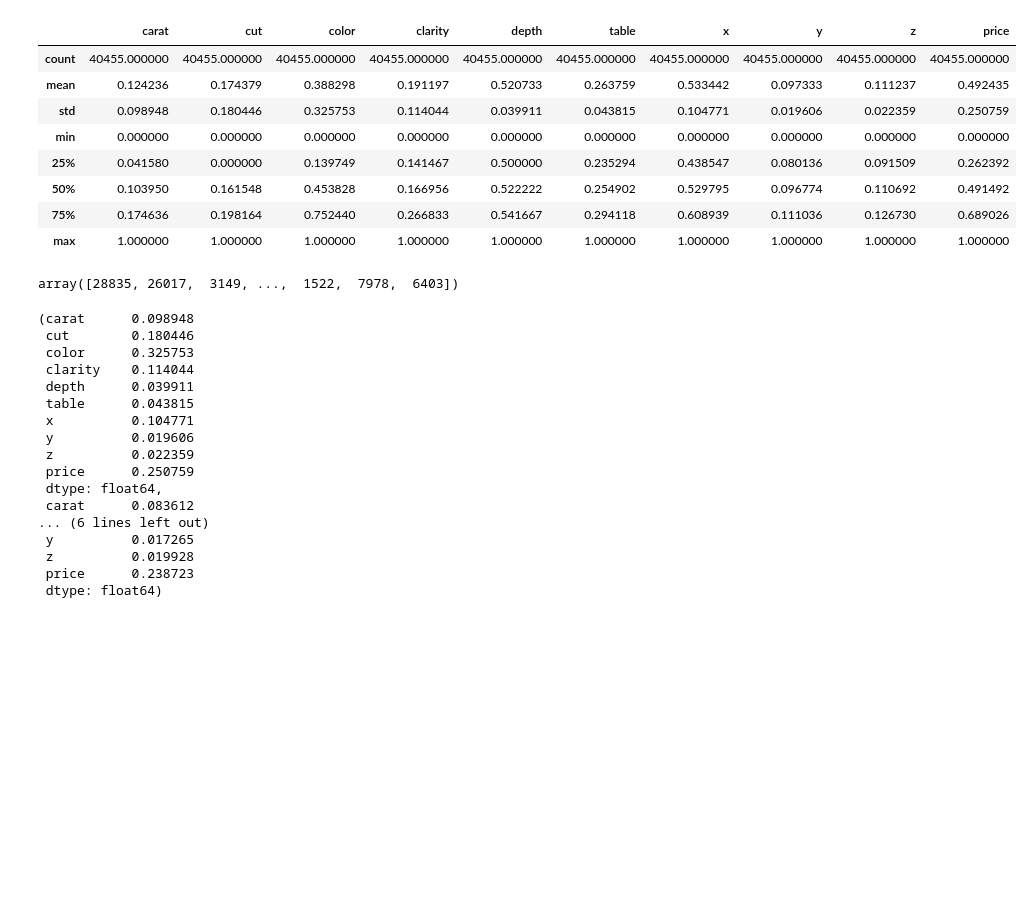
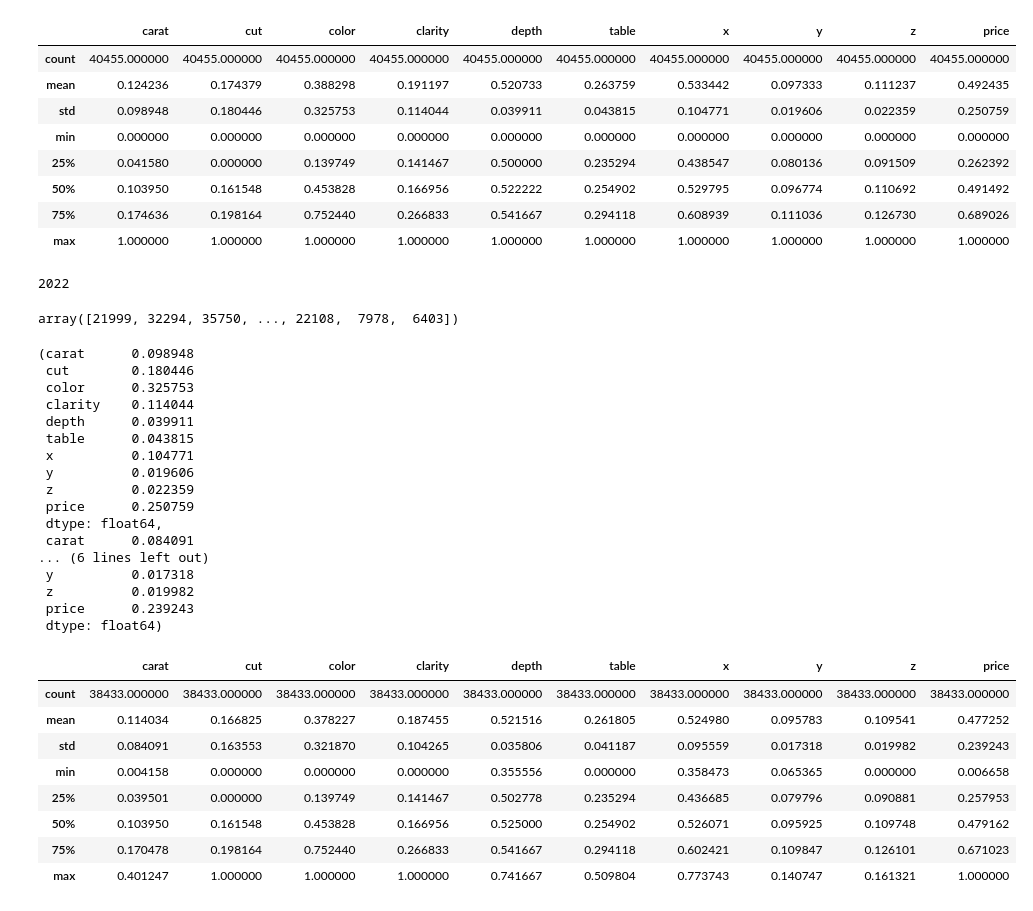
Before and after one commit to Lsdbot/Diamond, a Jupyter notebook: Data_preprocessing.ipynb, the cells around one changed output. Saved outputs shown, nothing was run; the diff lists cells and outputs as text; code cells hidden in the pictures; blank space fills up the shorter version.

```diff
--- a/Data_preprocessing.ipynb
+++ b/Data_preprocessing.ipynb
@@ -118,12 +118,16 @@ db_temp = db2[["carat", "depth", "table", "x", "y", "z", "price"]].values
 column_eif = iso.iForest(db_temp, ntrees = 500, sample_size = 256, ExtensionLevel = 1)
 # %%
 S1 = column_eif.compute_paths(X_in = db_temp)
+# %%
+int(len(S1) * 0.05)
+# %% [output]
+2022
 # %%
-np.argsort(S1)[-2000:]
+np.argsort(S1)[-int(len(S1) * 0.05):]
 # %% [output]
-array([28835, 26017,  3149, ...,  1522,  7978,  6403])
+array([21999, 32294, 35750, ..., 22108,  7978,  6403])
 # %%
-mod_data = db2.loc[np.argsort(S1)[:-2000]]
+mod_data = db2.loc[np.argsort(S1)[:-int(len(S1) * 0.05)]]
 # %%
 db2.std(), mod_data.std()
 # %% [output]
@@ -138,9 +142,21 @@ db2.std(), mod_data.std()
  z          0.022359
  price      0.250759
  dtype: float64,
- carat      0.083612
+ carat      0.084091
 ... (6 lines left out)
- y          0.017265
- z          0.019928
- price      0.238723
+ y          0.017318
+ z          0.019982
+ price      0.239243
  dtype: float64)
+# %%
+mod_data.describe()
+# %% [output]
+|  | carat | cut | color | clarity | depth | table | x | y | z | price |
+| count | 38433.000000 | 38433.000000 | 38433.000000 | 38433.000000 | 38433.000000 | 38433.000000 | 38433.000000 | 38433.000000 | 38433.000000 | 38433.000000 |
+| mean | 0.114034 | 0.166825 | 0.378227 | 0.187455 | 0.521516 | 0.261805 | 0.524980 | 0.095783 | 0.109541 | 0.477252 |
+| std | 0.084091 | 0.163553 | 0.321870 | 0.104265 | 0.035806 | 0.041187 | 0.095559 | 0.017318 | 0.019982 | 0.239243 |
+| min | 0.004158 | 0.000000 | 0.000000 | 0.000000 | 0.355556 | 0.000000 | 0.358473 | 0.065365 | 0.000000 | 0.006658 |
+| 25% | 0.039501 | 0.000000 | 0.139749 | 0.141467 | 0.502778 | 0.235294 | 0.436685 | 0.079796 | 0.090881 | 0.257953 |
+| 50% | 0.103950 | 0.161548 | 0.453828 | 0.166956 | 0.525000 | 0.254902 | 0.526071 | 0.095925 | 0.109748 | 0.479162 |
+| 75% | 0.170478 | 0.198164 | 0.752440 | 0.266833 | 0.541667 | 0.294118 | 0.602421 | 0.109847 | 0.126101 | 0.671023 |
+| max | 0.401247 | 1.000000 | 1.000000 | 1.000000 | 0.741667 | 0.509804 | 0.773743 | 0.140747 | 0.161321 | 1.000000 |
```
